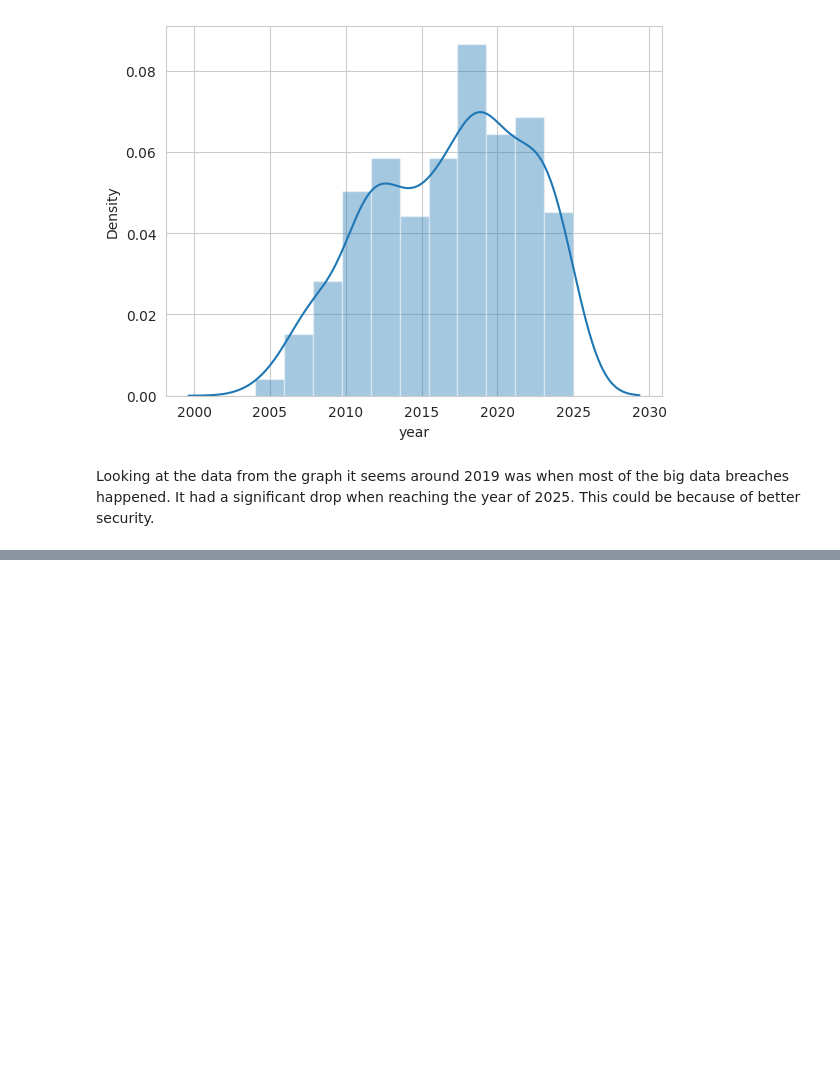
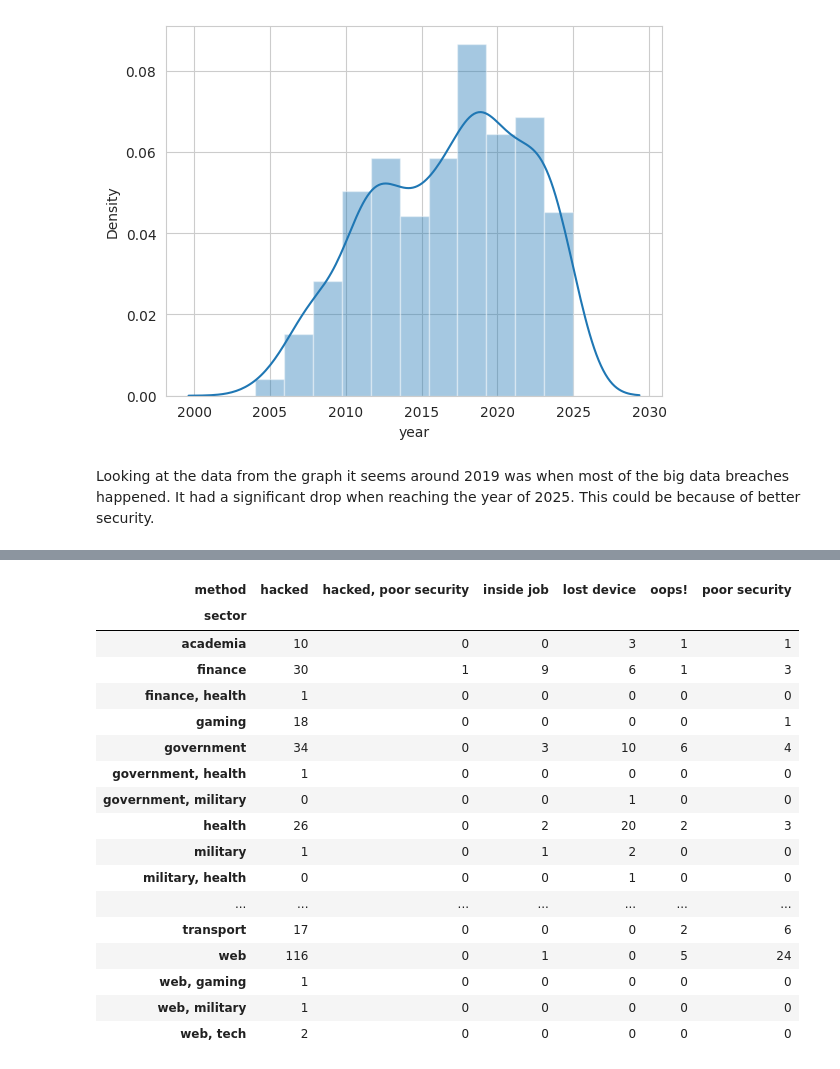
Before and after one commit to Timoshi2/Kaggledataset, a Jupyter notebook: breaches.ipynb, the cells around one changed output, grey strips where cells are left out. Saved outputs shown, nothing was run; the diff lists cells and outputs as text; code cells hidden in the pictures; blank space fills up the shorter version.

```diff
--- a/breaches.ipynb
+++ b/breaches.ipynb
@@ -64,0 +90,22 @@ Looking at the data from the graph it seems around 2019 was when most of the big
+# %%
+df = df.reset_index(drop=True)
+pd.crosstab(df['sector'], df['method'])
+# %% [output]
+| method | hacked | hacked, poor security | inside job | lost device | oops! | poor security |
+| sector |  |  |  |  |  |  |
+| academia | 10 | 0 | 0 | 3 | 1 | 1 |
+| finance | 30 | 1 | 9 | 6 | 1 | 3 |
+| finance, health | 1 | 0 | 0 | 0 | 0 | 0 |
+| gaming | 18 | 0 | 0 | 0 | 0 | 1 |
+| government | 34 | 0 | 3 | 10 | 6 | 4 |
+| government, health | 1 | 0 | 0 | 0 | 0 | 0 |
+| government, military | 0 | 0 | 0 | 1 | 0 | 0 |
+| health | 26 | 0 | 2 | 20 | 2 | 3 |
+| military | 1 | 0 | 1 | 2 | 0 | 0 |
+| military, health | 0 | 0 | 0 | 1 | 0 | 0 |
+| ... | ... | ... | ... | ... | ... | ... |
+| transport | 17 | 0 | 0 | 0 | 2 | 6 |
+| web | 116 | 0 | 1 | 0 | 5 | 24 |
+| web, gaming | 1 | 0 | 0 | 0 | 0 | 0 |
+| web, military | 1 | 0 | 0 | 0 | 0 | 0 |
+| web, tech | 2 | 0 | 0 | 0 | 0 | 0 |
```
Also changed, not shown: parts of 5 cells of this notebook.
